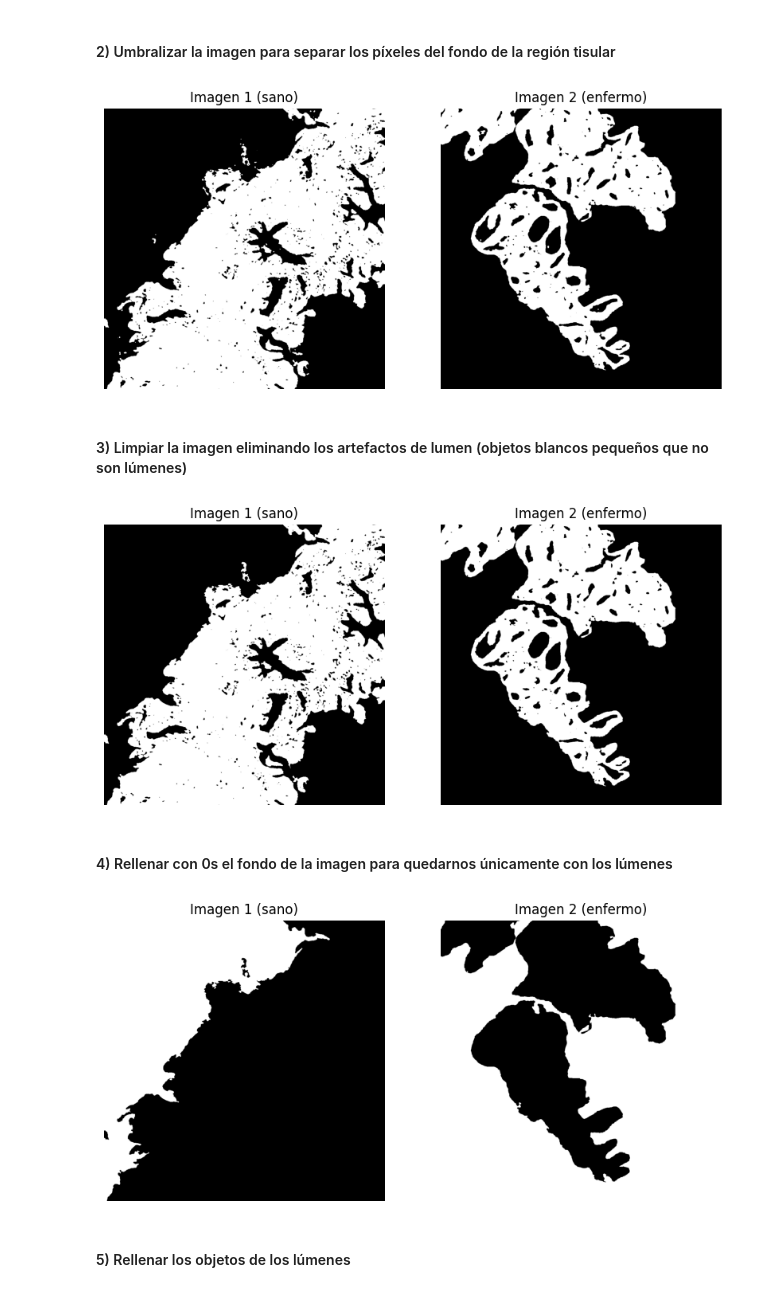
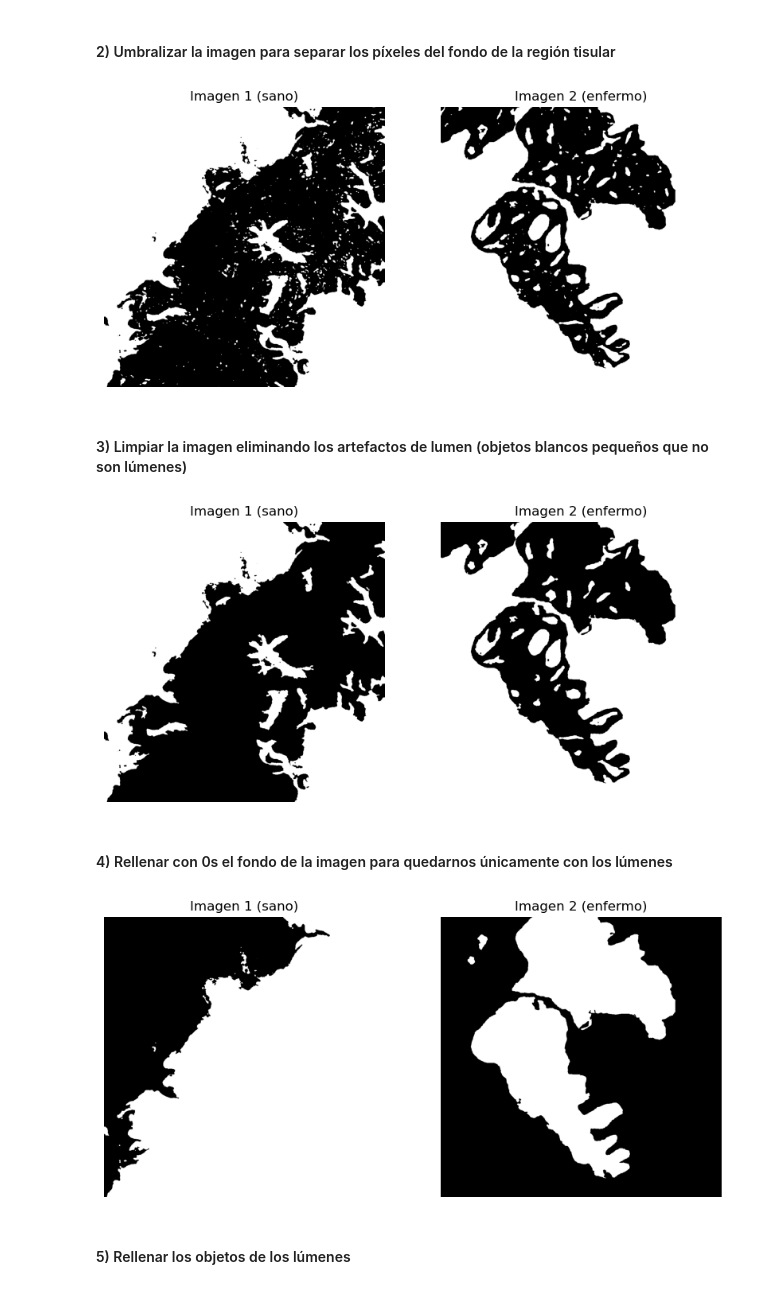
Before and after one commit to ALAN-SVV/ExamenPracticoP2, a Jupyter notebook: examenPractico.ipynb, the cells around one changed output. Cells and saved outputs as stored; diff of their text form; code cells hidden in the pictures.

```diff
--- a/examenPractico.ipynb
+++ b/examenPractico.ipynb
@@ -88,38 +89,35 @@ plt.show()
 
 from skimage.filters import gaussian, threshold_otsu
 
-# creamos una ista para guardar las mascaras binarias
 mascaras = []
 
 fig, ax = plt.subplots(1,2, figsize=(10,5))
 
 for i, M in enumerate(magentas):
 
-    # convertmos la imagen al rango 0–255 y tipo uint8 (necesario para Otsu)
+    # Convertir a rango 0–255 y tipo uint8
     M_uint8 = (M*255).astype(np.uint8)
 
-    # aplicamos un filtro gaussiano para suavizar la imagen y reducir ruido
+    # Aplicar filtro gaussiano para suavizar la imagen
     suavizada = gaussian(M_uint8, sigma=1)
 
-    # calculamos automaticamente el umbral usando el método de Otsu
+    # Calcular el umbral con Otsu
     t = threshold_otsu(suavizada)
 
-    # Creamos una mascara binaria
-    # 1 = lumen o fondo
-    # 0 = resto del tejido
-    mask = suavizada > t
+    # Crear máscara binaria
+    # blanco (1) = lumen + fondo
+    # negro (0) = tejido
+    mask = suavizada < t
 
-    # Guardar la mascara
     mascaras.append(mask)
 
-    # mostrar resultado
     ax[i].imshow(mask, cmap="gray")
     ax[i].set_title(titulos[i])
     ax[i].axis("off")
 
 plt.show()
 # %% [output]
-[figure, old version]
+[figure, new version]
 # %% [markdown]
 #### 3) Limpiar la imagen eliminando los artefactos de lumen (objetos blancos pequeños que no son lúmenes)
 # %%
@@ -127,77 +125,64 @@ plt.show()
 # Más información en https://scikit-image.org/docs/dev/api/skimage.morphology.html#skimage.morphology.remove_small_objects
 # Visualizaer la máscara resultante
 
-#importamos la funcion remove_small_objects sirve para eliminar objetos pequeños de una imagen binaria o etiquetada.
 from skimage.morphology import remove_small_objects
 
-# creamos una lista donde guardaremos la mascara limpia
-mascaras_limpias = []
+limpias = []  # aquí guardamos las máscaras sin ruido
 
 fig, ax = plt.subplots(1,2, figsize=(10,5))
 
-for i, mask in enumerate(mascaras):
+for i, m in enumerate(mascaras):
 
-    # liminamos objetos cuya área sea menor a 300 píxeles
-    limpia = remove_small_objects(mask, min_size=300)
+    # eliminar puntos blancos pequeños (<300 pixeles)
+    m_limpia = remove_small_objects(m, min_size=300)
 
-    # guardamos la mascara limpia
-    mascaras_limpias.append(limpia)
+    limpias.append(m_limpia)
 
-    # mostramos resultados
-    ax[i].imshow(limpia, cmap="gray")
+    ax[i].imshow(m_limpia, cmap="gray")
     ax[i].set_title(titulos[i])
     ax[i].axis("off")
 
 plt.show()
 # %% [output]
-[figure, old version]
+[figure, new version]
 # %% [markdown]
 #### 4) Rellenar con 0s el fondo de la imagen para quedarnos únicamente con los lúmenes
 # %%
 # Aplicar el algoritmo de expansión a partir de semillas (region growing) de manera que únicamente los lúmenes sean blancos
 # y el resto de la imagen negra. Pista: utilizar dos semillas. Nota: Se pueden fijar las semillas de manera manual, pero
 # se valorará positivamente a aquell@s que desarrollen una función para encontrarlas automáticamente.
 # Visualizar la máscara resultante.
 
-#utilizamos la funcion flood sirve para seleccionar o llenar una región de una imagen que tiene valores similares partiendo desde un punto inicial.
 from skimage.segmentation import flood
 
-# creamos una lista para guardar los lúmenes detectados
-lumenes = []
+lumen = []   # aquí guardamos las máscaras de lúmenes
 
 fig, ax = plt.subplots(1,2, figsize=(10,5))
 
-for i, img in enumerate(mascaras_limpias):
+for i, m in enumerate(limpias):
 
-    # creamos una imagen vacia del mismo tamaño
-    lumen = np.zeros_like(img)
+    # semillas en el fondo (negro)
+    s1 = (10,10)
+    s2 = (100,100)
 
-    # definir primera semilla para iniciar el crecimiento de región
-    seed1 = (10,10)
+    f1 = flood(m, s1)
+    f2 = flood(m, s2)
 
-    # obtenemos la región conectada a la semilla
-    region1 = flood(img, seed1)
+    # unir regiones del fondo
+    fondo = f1 | f2
 
-    #  la segunda semilla la utilizamos  para detectar otra posible región
-    seed2 = (100,100)
+    # invertir para quedarnos solo con los lúmenes
+    lum = ~fondo
 
-    # crecimiento desde la segunda semilla
-    region2 = flood(img, seed2)
+    lumen.append(lum)
 
-    # unimos ambas regiones detectadas
-    lumen = region1 | region2
-
-    # guardamos resultado
-    lumenes.append(lumen)
-
-    # mostramos la máscara de lúmenes
-    ax[i].imshow(lumen, cmap="gray")
+    ax[i].imshow(lum, cmap="gray")
     ax[i].set_title(titulos[i])
     ax[i].axis("off")
 
 plt.show()
 # %% [output]
-[figure, old version]
+[figure, new version]
 # %% [markdown]
 #### 5) Rellenar los objetos de los lúmenes
 # %%
```
Also changed, not shown: parts of 1 cell of this notebook.
